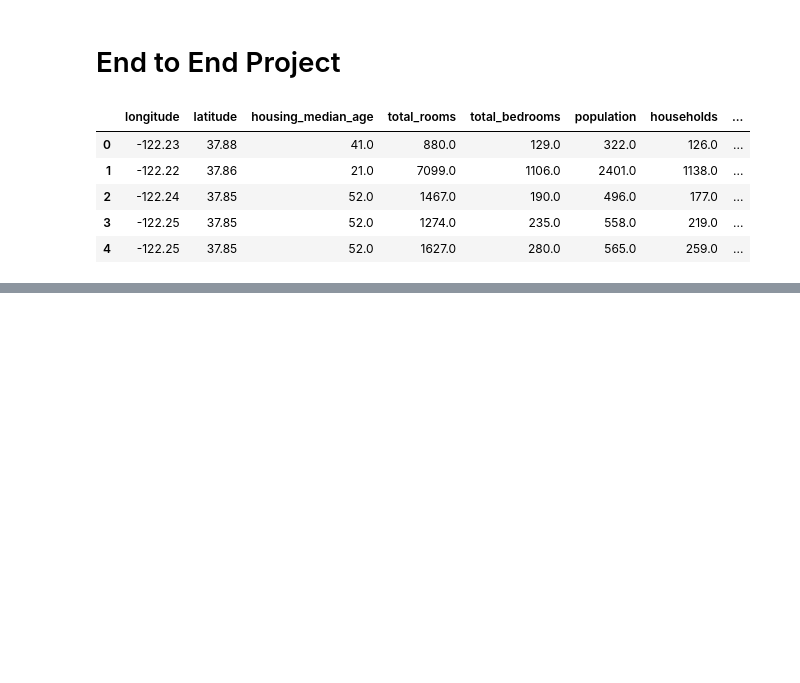
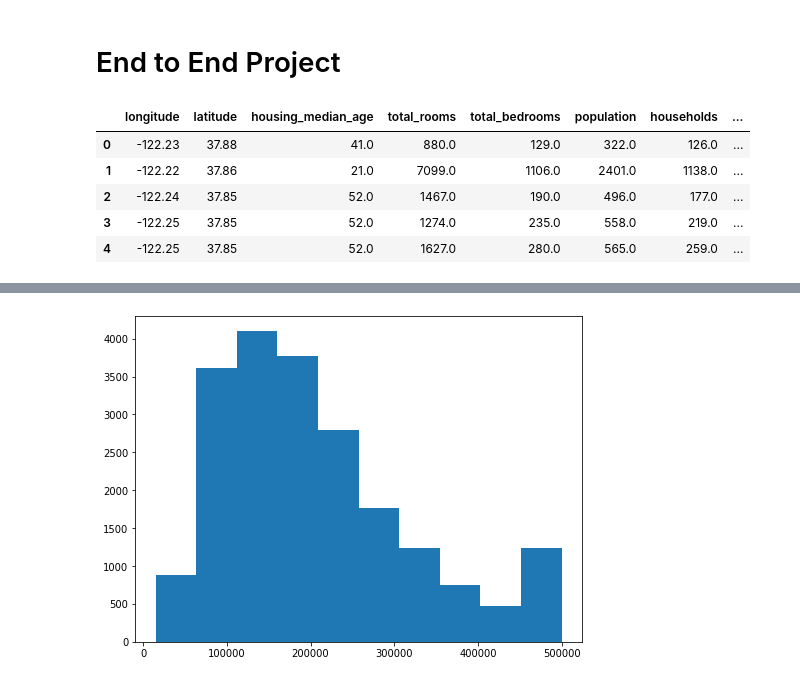
Before and after one commit to sks95/python_basics, a Jupyter notebook: E2E_project.ipynb, the cells around one changed output, grey strips where cells are left out. Cells and saved outputs as stored; diff of their text form; code cells hidden in the pictures; blank space fills up the shorter version.

```diff
--- a/E2E_project.ipynb
+++ b/E2E_project.ipynb
@@ -17,0 +69,4 @@ df.head()
+# %%
+df['housing_median_age'] = df['housing_median_age'].astype('int8')
+df['households'] = df['households'].astype('int8')
+df['housing_median_age'].dtype
@@ -17,0 +115,8 @@ df.head()
+# %%
+import matplotlib.pyplot as plt
+
+plt.figure(figsize=(8,6))
+plt.hist(df['median_house_value']);
+plt.show()
+# %% [output]
+[figure, added]
```
Also changed, not shown: parts of 14 cells of this notebook.
